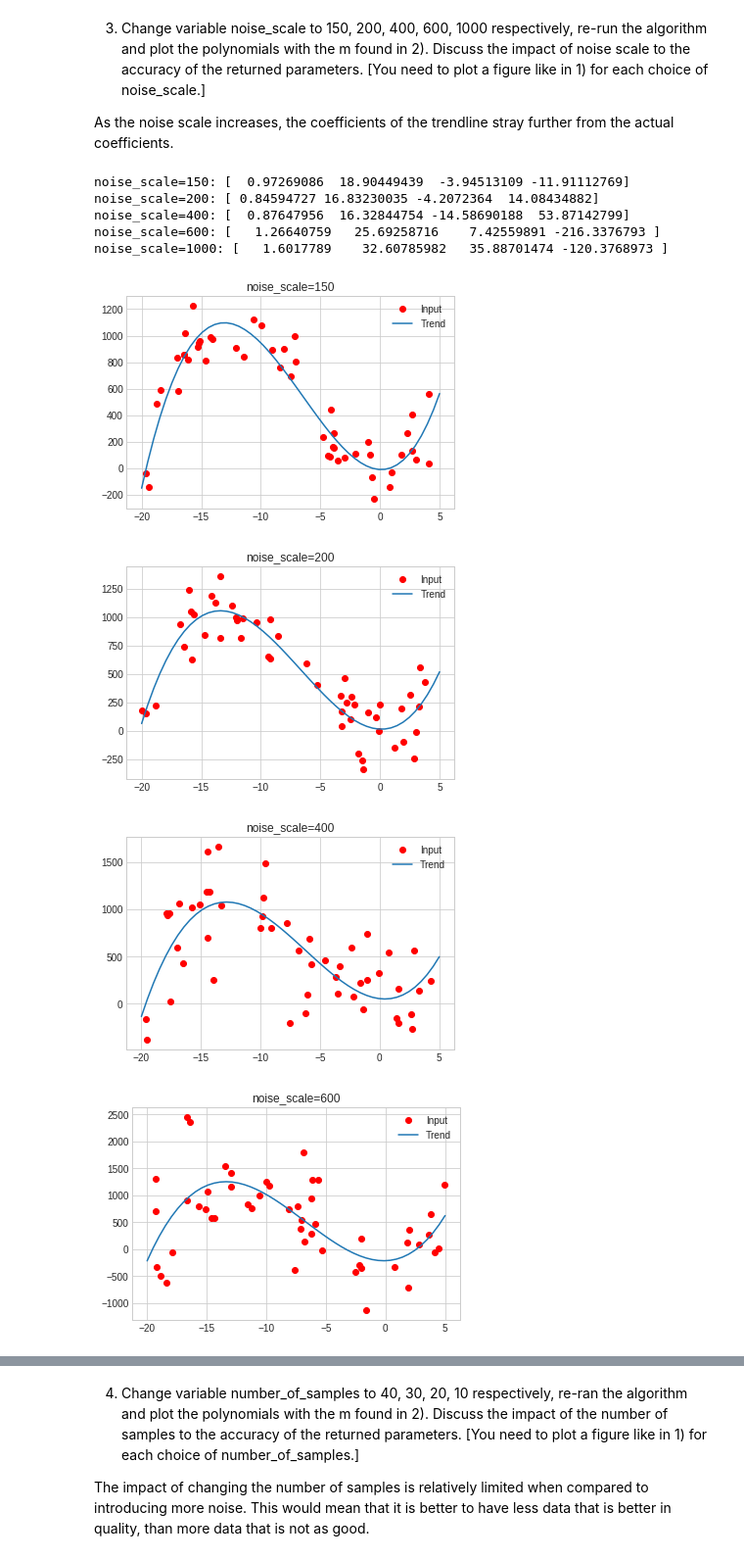
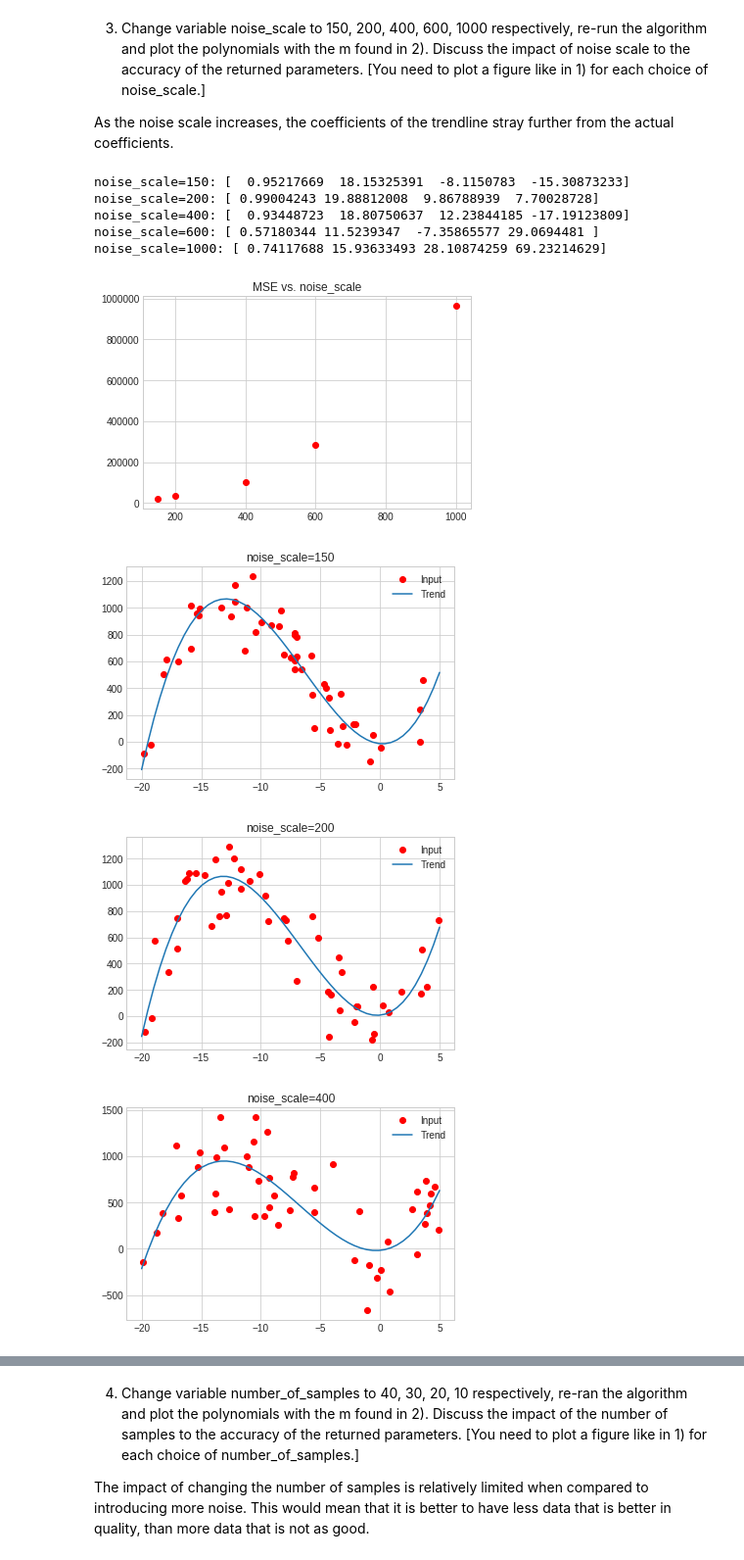
Before and after one commit to zildj/CPE695-Applied-Machine-Learning, a Jupyter notebook: HW1.ipynb, the cells around one changed output, grey strips where cells are left out. Shown at 98% size. Saved outputs shown, nothing was run; the diff lists cells and outputs as text; code cells hidden in the pictures.

```diff
--- a/HW1.ipynb
+++ b/HW1.ipynb
@@ -41,6 +41,8 @@ noise_scale = 100
 number_of_samples = 50
 x = 25*(np.random.rand(number_of_samples, 1) - 0.8)
 y = 5 * x + 20 * x**2 + 1 * x**3 + noise_scale*np.random.randn(number_of_samples, 1)
+plt.figure(0)
+plt.title(f'MSE vs. Order M')
 
 for i in range(1, 9):
   plt.figure(i)
@@ -55,4 +57,7 @@ for i in range(1, 9):
   plt.plot(t, np.polyval(trend, t), label='Trend')
   plt.title(f'M={i}')
   plt.legend()
+  mse = ((y - np.polyval(trend,x))**2).mean(axis=0)
+  plt.figure(0)
+  plt.plot(i, mse, 'ro')
 # %% [output]
@@ -85,33 +91,39 @@ As the noise scale increases, the coefficients of the trendline stray further fr
 # %%
 import matplotlib.pyplot as plt
 import matplotlib
 
 plt.style.use('seaborn-whitegrid')
 import numpy as np
+
+plt.figure(0)
+plt.title(f'MSE vs. noise_scale')
 
 for i in [150, 200, 400, 600, 1000]:
   plt.figure(i)
   number_of_samples = 50
   x = 25*(np.random.rand(number_of_samples, 1) - 0.8)
   y = 5 * x + 20 * x**2 + 1 * x**3 + i*np.random.randn(number_of_samples, 1)
   plt.plot(x,y,'ro', label='Input')
 
   x = x.ravel()
   y = y.ravel()
   t = np.linspace(-20,5)
 
   trend = np.polyfit(x,y,3)
   print(f'noise_scale={i}: {trend}')
   plt.plot(t, np.polyval(trend, t), label='Trend')
   plt.title(f'noise_scale={i}')
   plt.legend()
+  mse = ((y - np.polyval(trend,x))**2).mean(axis=0)
+  plt.figure(0)
+  plt.plot(i, mse, 'ro')
 # %% [output]
-noise_scale=150: [  0.97269086  18.90449439  -3.94513109 -11.91112769]
-noise_scale=200: [ 0.84594727 16.83230035 -4.2072364  14.08434882]
-noise_scale=400: [  0.87647956  16.32844754 -14.58690188  53.87142799]
-noise_scale=600: [   1.26640759   25.69258716    7.42559891 -216.3376793 ]
-noise_scale=1000: [   1.6017789    32.60785982   35.88701474 -120.3768973 ]
+noise_scale=150: [  0.95217669  18.15325391  -8.1150783  -15.30873233]
+noise_scale=200: [ 0.99004243 19.88812008  9.86788939  7.70028728]
+noise_scale=400: [  0.93448723  18.80750637  12.23844185 -17.19123809]
+noise_scale=600: [ 0.57180344 11.5239347  -7.35865577 29.0694481 ]
+noise_scale=1000: [ 0.74117688 15.93633493 28.10874259 69.23214629]
-[figure, old version]
+[figure, new version]
-[figure, old version]
+[figure, new version]
-[figure, old version]
+[figure, new version]
-[figure, old version]
+[figure, new version]
```
Also changed, not shown: parts of 4 cells of this notebook.
